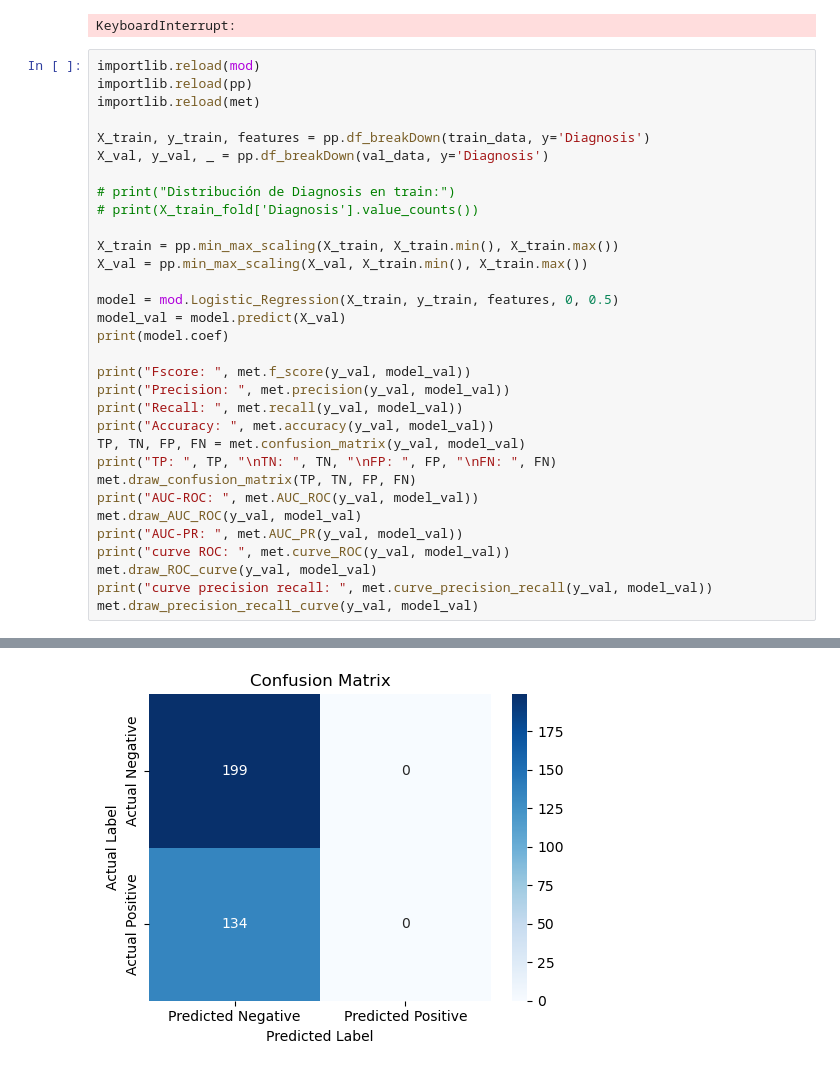
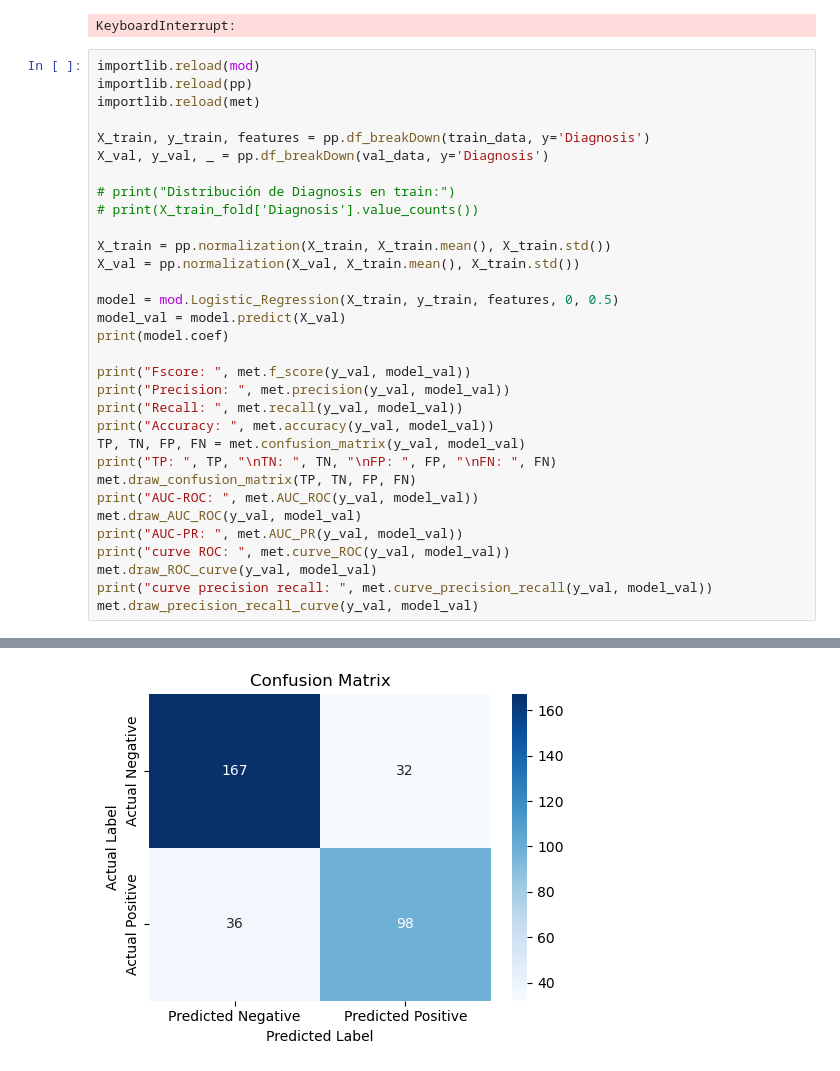
Before and after one commit to felicitasmarolda/MLyDL_TPs, a Jupyter notebook: Marolda_Felicitas_TP2/Marolda_Felicitas_Notebook_TP2.ipynb, the cells around one changed output, grey strips where cells are left out. Cells and saved outputs as stored; diff of their text form.

```diff
--- a/Marolda_Felicitas_TP2/Marolda_Felicitas_Notebook_TP2.ipynb
+++ b/Marolda_Felicitas_TP2/Marolda_Felicitas_Notebook_TP2.ipynb
@@ -168,8 +168,8 @@ X_val, y_val, _ = pp.df_breakDown(val_data, y='Diagnosis')
 # print("Distribución de Diagnosis en train:")
 # print(X_train_fold['Diagnosis'].value_counts())
 
-X_train = pp.min_max_scaling(X_train, X_train.min(), X_train.max())
-X_val = pp.min_max_scaling(X_val, X_train.min(), X_train.max())
+X_train = pp.normalization(X_train, X_train.mean(), X_train.std())
+X_val = pp.normalization(X_val, X_train.mean(), X_train.std())
 
 model = mod.Logistic_Regression(X_train, y_train, features, 0, 0.5)
 model_val = model.predict(X_val)
@@ -210 +206 @@ FN:  134
-[figure, old version]
+[figure, new version]
```
Also changed, not shown: parts of 1 cell of this notebook, 3 other files.
